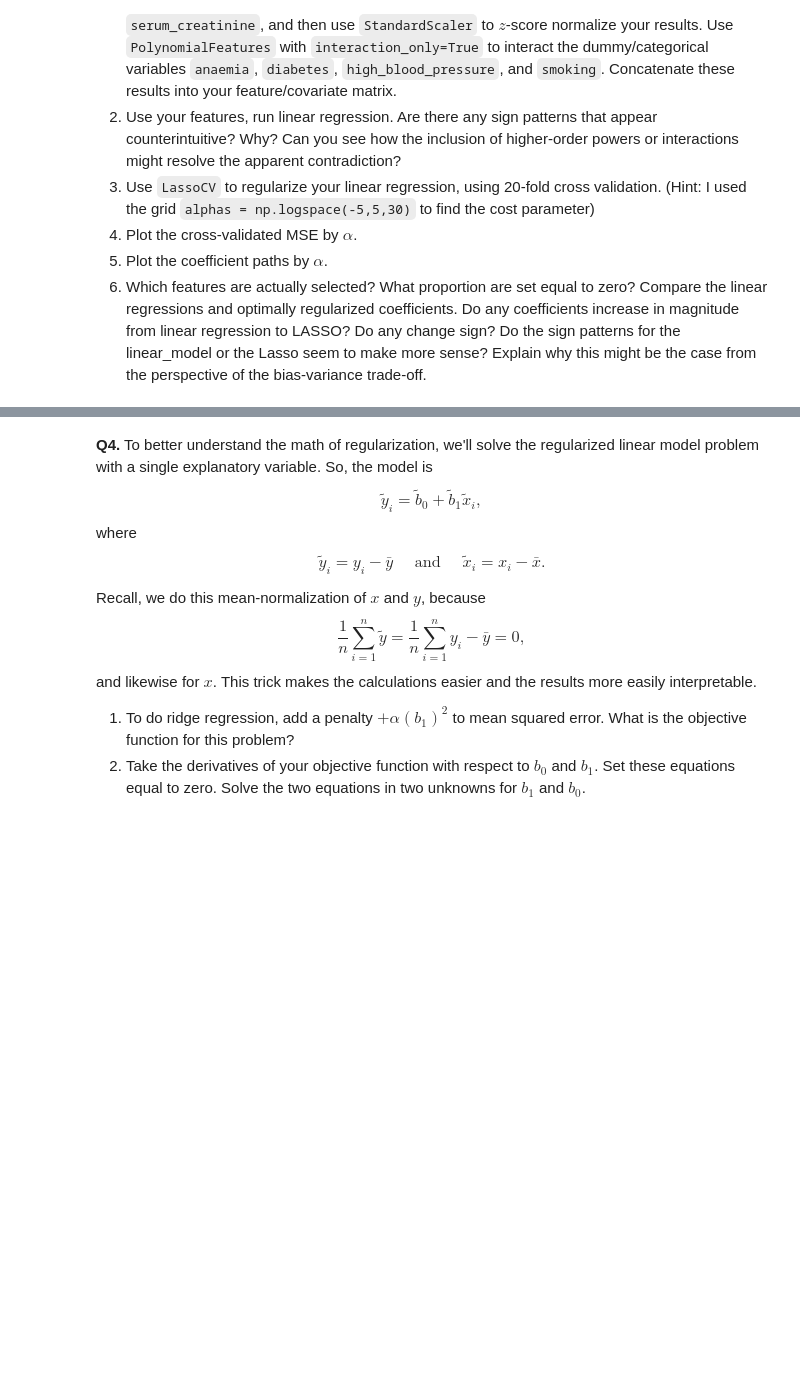
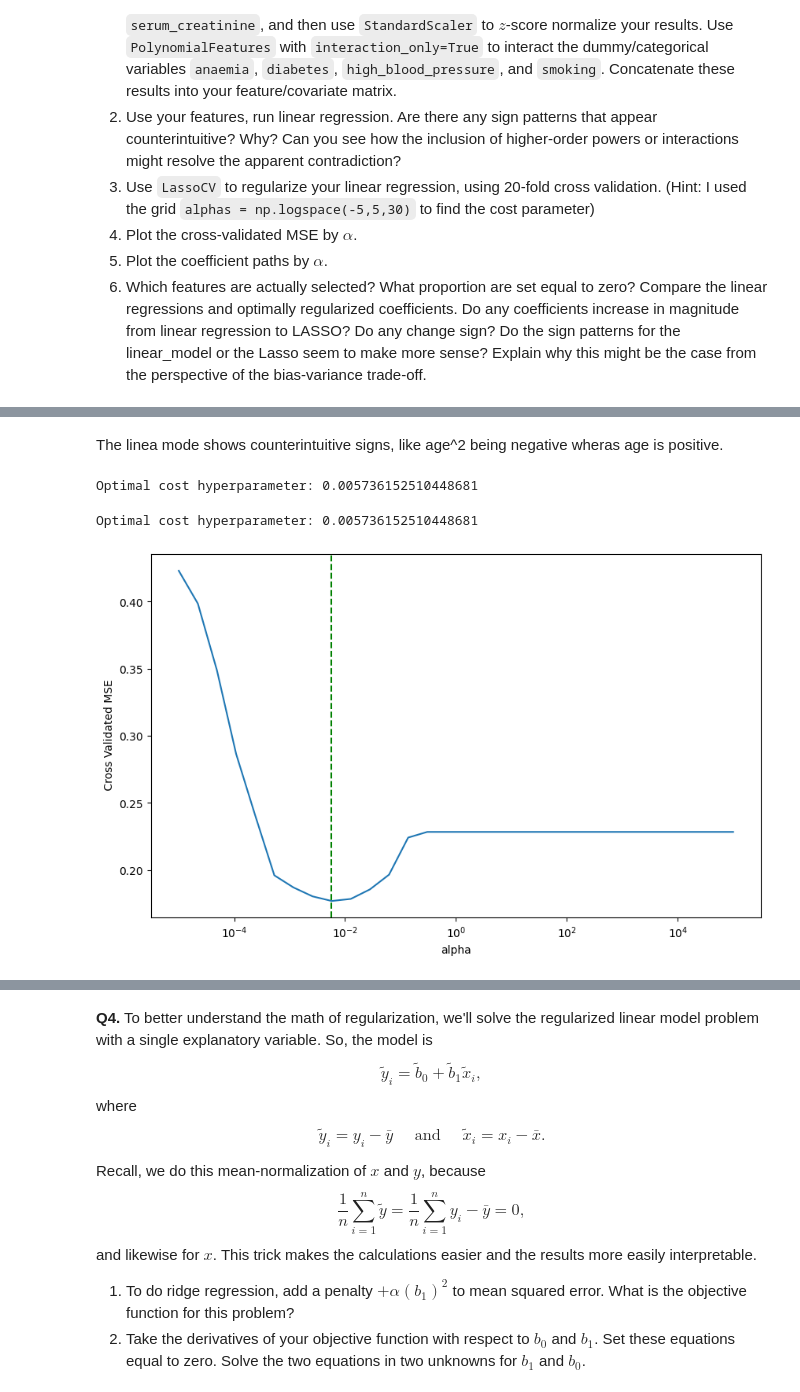
Before and after one commit to SafaaMahbub/undergrad_ml_assignments, a Jupyter notebook: 04_assignment_regularization.ipynb, the cells around one changed output, grey strips where cells are left out. Drawn from its saved outputs; the diff is of its cells as text; code cells hidden in the pictures; blank space fills up the shorter version.

```diff
--- a/04_assignment_regularization.ipynb
+++ b/04_assignment_regularization.ipynb
@@ -164,25 +164,27 @@ import seaborn as sns
 import seaborn as sns
 from sklearn.linear_model import LassoCV, lasso_path, LinearRegression, Lasso
 from sklearn.preprocessing import PolynomialFeatures, StandardScaler
-poly = PolynomialFeatures(degree=2, include_bias=False)
+
 df = pd.read_csv('./data/heart_failure_clinical_records_dataset.csv')
+y = df["DEATH_EVENT"]
 df.head()
 
+features_names = ['age', 'ejection_fraction', 'serum_creatinine']
 features = df[['age', 'ejection_fraction', 'serum_creatinine']]
 poly = PolynomialFeatures(degree=3, include_bias=False)
 
-X_poly = poly.fit_transform(feature)
-poly_names = poly.get_feature_names_out(['age', 'ejection_fraction', 'serum_creatinine'])
-y = df["DEATH_EVENT"]
+X_poly = poly.fit_transform(features)
+poly_names = poly.get_feature_names_out(features_names)
+
 
 scaler = StandardScaler()
 X_scaled = scaler.fit_transform(X_poly)
 
 cat_variables = df[['anaemia', 'diabetes', 'high_blood_pressure', 'smoking']]
-cat_poly = PolynomialFeatures(degree=2, include_bias=False, interaction_only=True)
+cat_poly = PolynomialFeatures(include_bias=False, interaction_only=True)
 
-X_cat_interact = cat_poly.fit_transform(df[cat_variables])
-cat_names = cat_poly.get_feature_names_out(cat_variables)
+X_cat_interact = cat_poly.fit_transform(cat_variables)
+cat_names = cat_poly.get_feature_names_out(['anaemia', 'diabetes', 'high_blood_pressure', 'smoking'])
 
 # --- Part C: Combine ---
 X_final = np.hstack([X_scaled, X_cat_interact])
@@ -191,0 +192,6 @@ ValueError: input_features is not equal to feature_names_in_
+# %%
+linear_model = LinearRegression()
+linear_model.fit(X_final, y)
+coeffs_lin = pd.Series(linear_model.coef_, index=all_feature_names)
+
+print(coeffs_lin)
@@ -191,0 +216,25 @@ ValueError: input_features is not equal to feature_names_in_
+# %% [markdown]
+The linea mode shows counterintuitive signs, like age^2 being negative wheras age is positive.
+# %%
+alphas = np.logspace(-5,5,30)
+m = LassoCV(cv=20, alphas=alphas, random_state=100, max_iter=100000)
+m = m.fit(X_final, y)
+
+alpha_star = m.alpha_
+print(f'Optimal cost hyperparameter: {alpha_star}')
+# %% [output]
+Optimal cost hyperparameter: 0.005736152510448681
+# %%
+plt.figure(figsize=(10,6))
+sns.lineplot( x=model.alphas_, y= np.mean(model.mse_path_,axis=1) )
+plt.axvline(x=alpha_star, color='green', linestyle='--',
+            linewidth=1.5)
+plt.xscale("log")
+plt.xlabel("alpha")
+plt.ylabel(" Cross Validated MSE")
+print(f'Optimal cost hyperparameter: {alpha_star}')
+
+plt.show()
+# %% [output]
+Optimal cost hyperparameter: 0.005736152510448681
+[figure, added]
```
Also changed, not shown: parts of 10 cells of this notebook.
